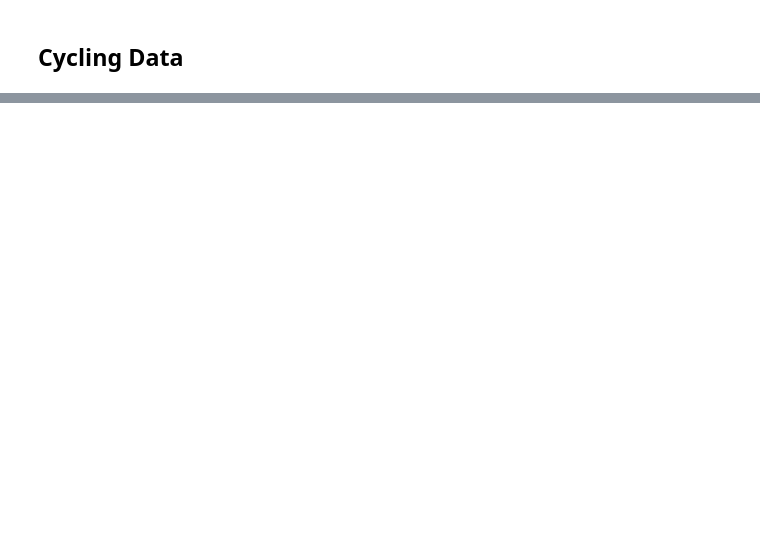
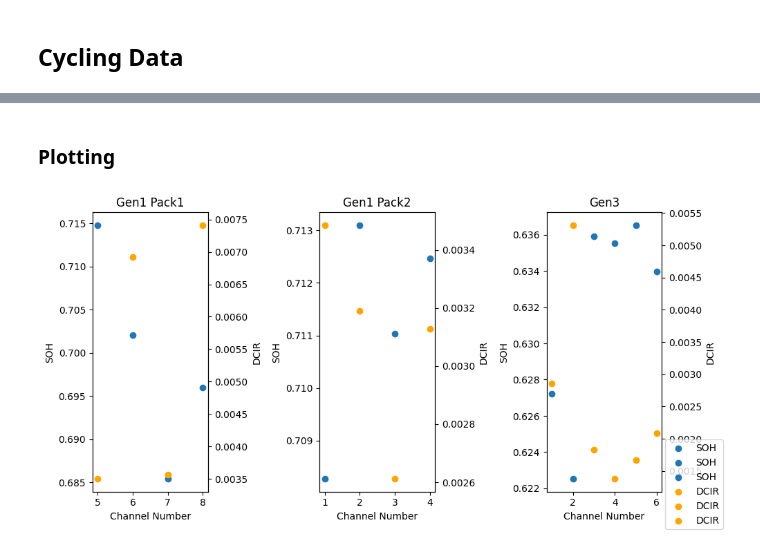
Before and after one commit to seanbuchanan-eng/battery_sizing_model, a Jupyter notebook: junk/test_leaf.ipynb, the cells around one changed output, grey strips where cells are left out. Cells and saved outputs as stored; diff of their text form; code cells hidden in the pictures; blank space fills up the shorter version.

```diff
--- a/junk/test_leaf.ipynb
+++ b/junk/test_leaf.ipynb
@@ -53,4 +96,5 @@ arbin_lbt = reload(arbin_lbt)
 # %%
+# Data loading
 def load_leaf_data(folder_path, steps, cell_builder) -> dict[int: arbin_lbt.ArbinCell]:
     cells = {}
     directory = os.fsencode(folder_path)
@@ -61,3 +105,13 @@ def load_leaf_data(folder_path, steps, cell_builder) -> dict[int: arbin_lbt.Arbi
             cells[cell.channel_number] = cell
 
     return cells
+
+def load_leaf_data_by_step(folder_path, cell_builder, unique_identifier, steps) -> dict[int: arbin_lbt.ArbinCell]:
+    main_directory = os.fsencode(folder_path)
+    processed_cells = {}
+    for directory in os.listdir(main_directory):
+        directory = os.fsdecode(directory)
+        if unique_identifier in directory:
+            cells = load_leaf_data(folder_path+directory+'/', {'characterization': steps}, cell_builder)
+            processed_cells.update(cells)
+    return processed_cells
@@ -121,0 +223,14 @@ def plot_cc_cv_step(feature: str):
+# %% [markdown]
+### Plotting
+# %%
+fig, ax = plt.subplots(1,3, figsize=(10,5))
+axy = plot_dcir_soh(ax[0], gen1_pack1_cells, 33)
+ax[0].set_title('Gen1 Pack1')
+axy = plot_dcir_soh(ax[1], gen1_pack2_cells, 33)
+ax[1].set_title('Gen1 Pack2')
+axy = plot_dcir_soh(ax[2], gen3_cells, 56)
+ax[2].set_title('Gen3')
+fig.legend(loc='lower right')
+fig.tight_layout()
+# %% [output]
+[figure, added]
```
Also changed, not shown: parts of 24 cells of this notebook.
